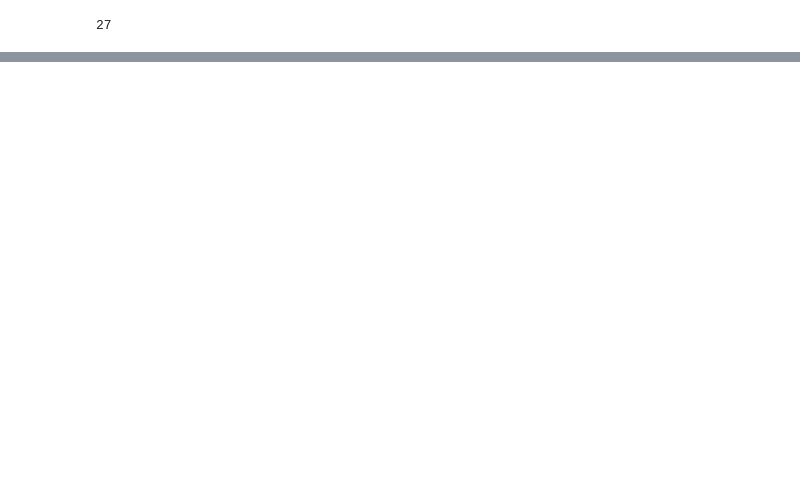
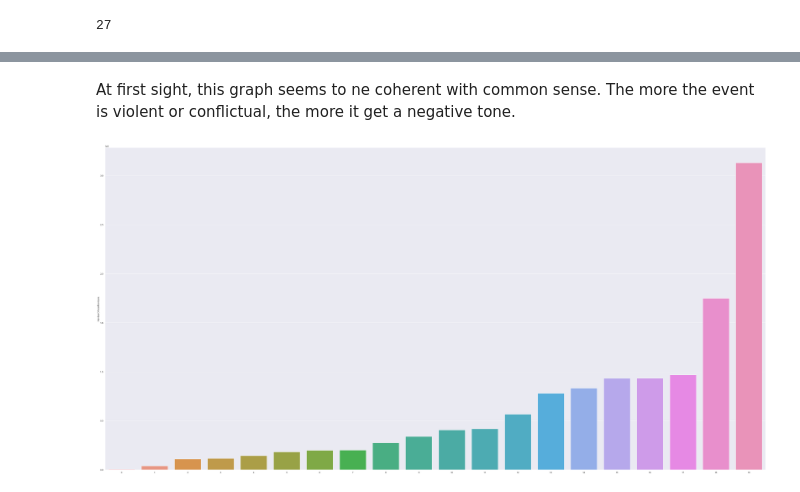
Before and after one commit to lbrgt/ADA_Project, a Jupyter notebook: Milestone2.ipynb, the cells around one changed output, grey strips where cells are left out. Drawn from its saved outputs; the diff is of its cells as text; code cells hidden in the pictures; blank space fills up the shorter version.

```diff
--- a/Milestone2.ipynb
+++ b/Milestone2.ipynb
@@ -488,0 +573,8 @@ array(['VE', 'AS', 'CA', 'EG', 'EI', 'GM', 'IS', 'LE', 'MY', 'RI', 'RS',
+# %% [markdown]
+At first sight, this graph seems to ne coherent with common sense. The more the event is violent or conflictual, the more it get a negative tone.
+# %%
+toPlot2 = group_by_CAMEO_df.sort_values(['NumberOfInterMentions'], ascending=True).reset_index(drop=True)
+ax = sn.barplot(toPlot2.index, toPlot2.NumberOfInterMentions)
+fig = ax.get_figure()
+# %% [output]
+[figure, added]
```
Also changed, not shown: parts of 24 cells of this notebook, 1 other file.
